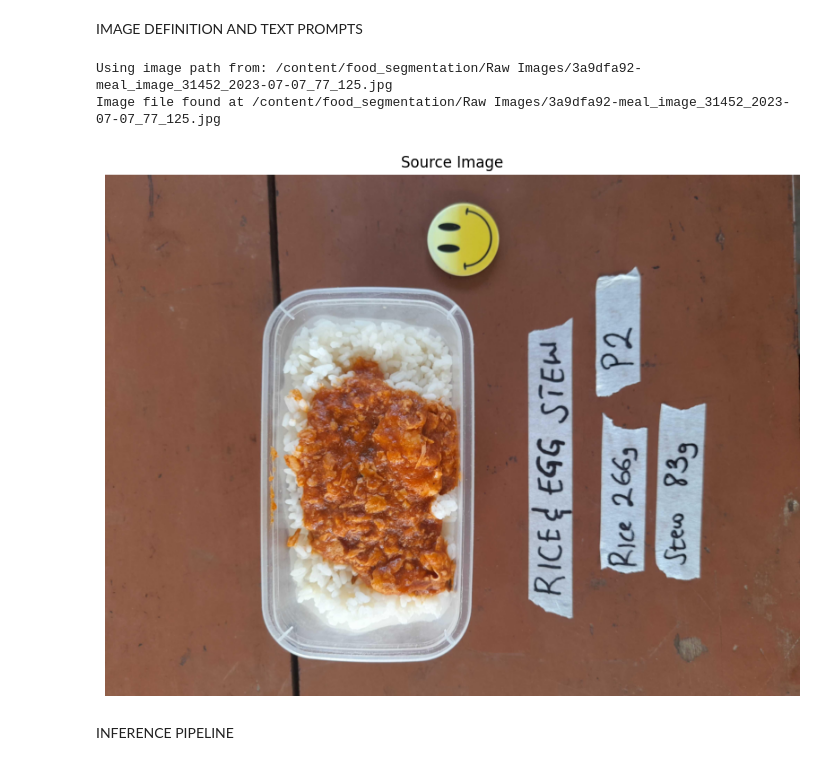
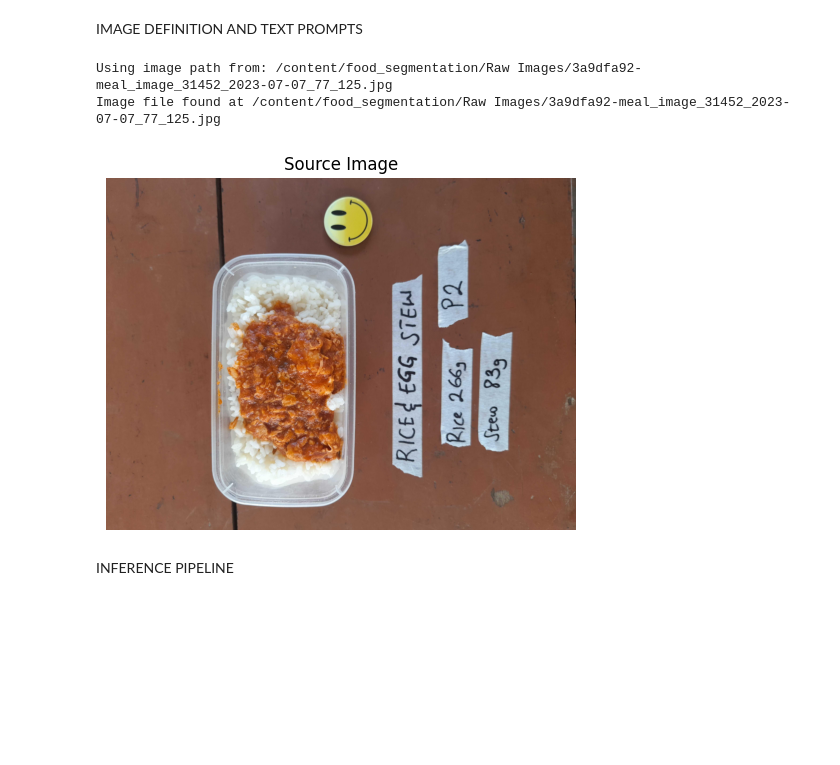
Before and after one commit to Bempong-Sylvester-Obese/Food-segmentation-with-pre-trained-model, a Jupyter notebook: Food_Segmentation.ipynb, the cells around one changed output. Drawn from its saved outputs; the diff is of its cells as text; code cells hidden in the pictures; blank space fills up the shorter version.

Commit message:
Image meshing to save space

```diff
--- a/Food_Segmentation.ipynb
+++ b/Food_Segmentation.ipynb
@@ -130,39 +130,62 @@ IMAGE DEFINITION AND TEXT PROMPTS
 # %%
 import os
 import requests
 import cv2
 import matplotlib.pyplot as plt
+import math
 
 # Image path
 IMAGE_NAME = "/content/food_segmentation/Raw Images/3a9dfa92-meal_image_31452_2023-07-07_77_125.jpg"
 
 IMAGE_PATH = os.path.join(ABS_PROJECT_DIR, IMAGE_NAME)
 
 
 print(f"Using image path from: {IMAGE_PATH}")
 
-# Check if image file exists
+# Check if the image file exists
 if not os.path.exists(IMAGE_PATH):
     print(f"Error: Image file not found at {IMAGE_PATH}")
 else:
     print(f"Image file found at {IMAGE_PATH}")
     # Text Prompt
     CLASSES =["Rice and stew"]
     PROMPT = "White Rice and Egg Stew"
 
-    def show_image(image, title=''):
-        plt.figure(figsize=(10, 10))
-        plt.imshow(cv2.cvtColor(image, cv2.COLOR_BGR2RGB))
-        plt.title(title)
-        plt.axis('off')
+    # Visualisation helper function
+    def show_image(images, titles=None, cols=2):
+        """
+        Displays multiple images in a grid layout.
+
+        Args:
+            images (list): A list of images (numpy arrays) to display.
+            titles (list, optional): A list of titles for each image. Defaults to None.
+            cols (int, optional): The number of columns in the grid. Defaults to 2.
+        """
+        rows = math.ceil(len(images) / cols)
+        fig, axes = plt.subplots(rows, cols, figsize=(cols * 5, rows * 5))
+        axes = axes.flatten() if rows > 1 or cols > 1 else [axes] # Ensure axes is always iterable
+
+        for i, img in enumerate(images):
+            axes[i].imshow(cv2.cvtColor(img, cv2.COLOR_BGR2RGB))
+            if titles and i < len(titles):
+                axes[i].set_title(titles[i])
+            axes[i].axis('off')
+
+        # Hide any unused subplots
+        for j in range(i + 1, len(axes)):
+            axes[j].axis('off')
+
+        plt.tight_layout()
         plt.show()
 
+
     source_image = cv2.imread(IMAGE_PATH)
-    show_image(source_image, "Source Image")
+    # Display the source image using the updated show_image function (as a single image)
+    show_image([source_image], titles=["Source Image"], cols=1)
 # %% [output]
 Using image path from: /content/food_segmentation/Raw Images/3a9dfa92-meal_image_31452_2023-07-07_77_125.jpg
 Image file found at /content/food_segmentation/Raw Images/3a9dfa92-meal_image_31452_2023-07-07_77_125.jpg
-[figure, old version]
+[figure, new version]
 # %% [markdown]
 INFERENCE PIPELINE
 # %%
```
Also changed, not shown: parts of 1 cell of this notebook.
